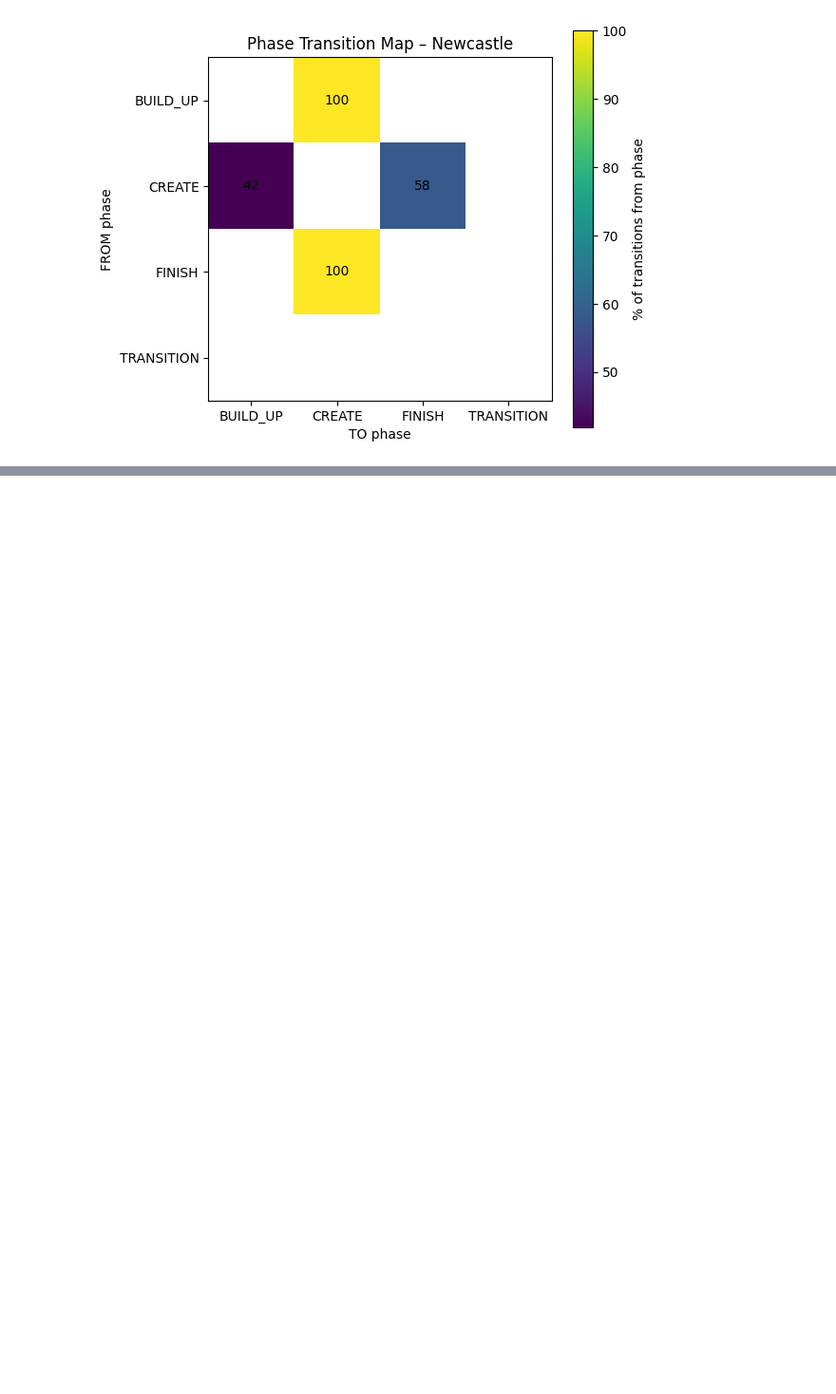
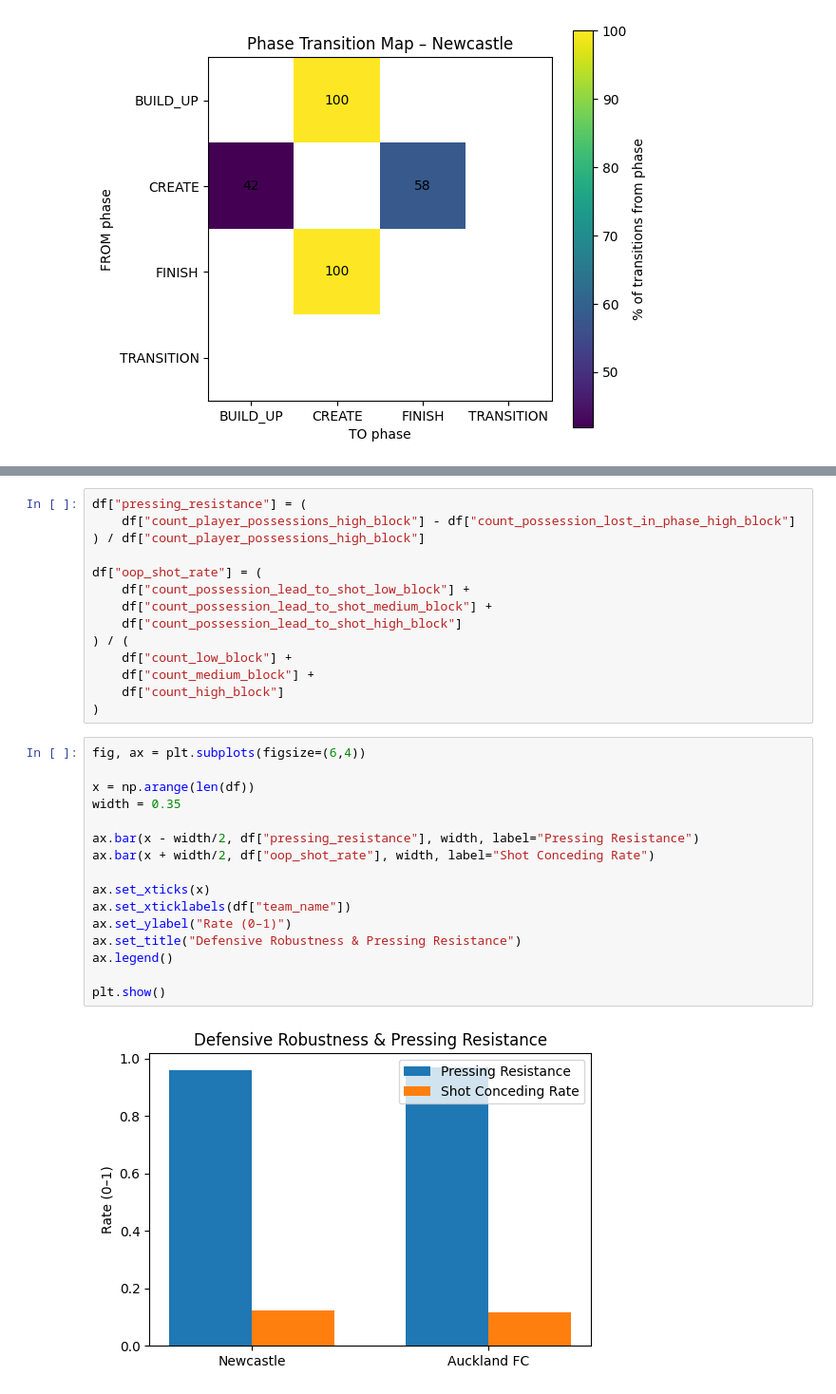
Before and after one commit to KaOs1204/Biomech_Project_2025, a Jupyter notebook: notebooks/01_phase_profile_dashboard.ipynb, the cells around one changed output, grey strips where cells are left out. Shown: that part at 95% size. Cells and saved outputs as stored; diff of their text form; blank space fills up the shorter version.

```diff
--- a/notebooks/01_phase_profile_dashboard.ipynb
+++ b/notebooks/01_phase_profile_dashboard.ipynb
@@ -775,0 +841,32 @@ plt.show()
+# %%
+df["pressing_resistance"] = (
+    df["count_player_possessions_high_block"] - df["count_possession_lost_in_phase_high_block"]
+) / df["count_player_possessions_high_block"]
+
+df["oop_shot_rate"] = (
+    df["count_possession_lead_to_shot_low_block"] +
+    df["count_possession_lead_to_shot_medium_block"] +
+    df["count_possession_lead_to_shot_high_block"]
+) / (
+    df["count_low_block"] +
+    df["count_medium_block"] +
+    df["count_high_block"]
+)
+# %%
+fig, ax = plt.subplots(figsize=(6,4))
+
+x = np.arange(len(df))
+width = 0.35
+
+ax.bar(x - width/2, df["pressing_resistance"], width, label="Pressing Resistance")
+ax.bar(x + width/2, df["oop_shot_rate"], width, label="Shot Conceding Rate")
+
+ax.set_xticks(x)
+ax.set_xticklabels(df["team_name"])
+ax.set_ylabel("Rate (0–1)")
+ax.set_title("Defensive Robustness & Pressing Resistance")
+ax.legend()
+
+plt.show()
+# %% [output]
+[figure, added]
```
Also changed, not shown: parts of 4 cells of this notebook.
